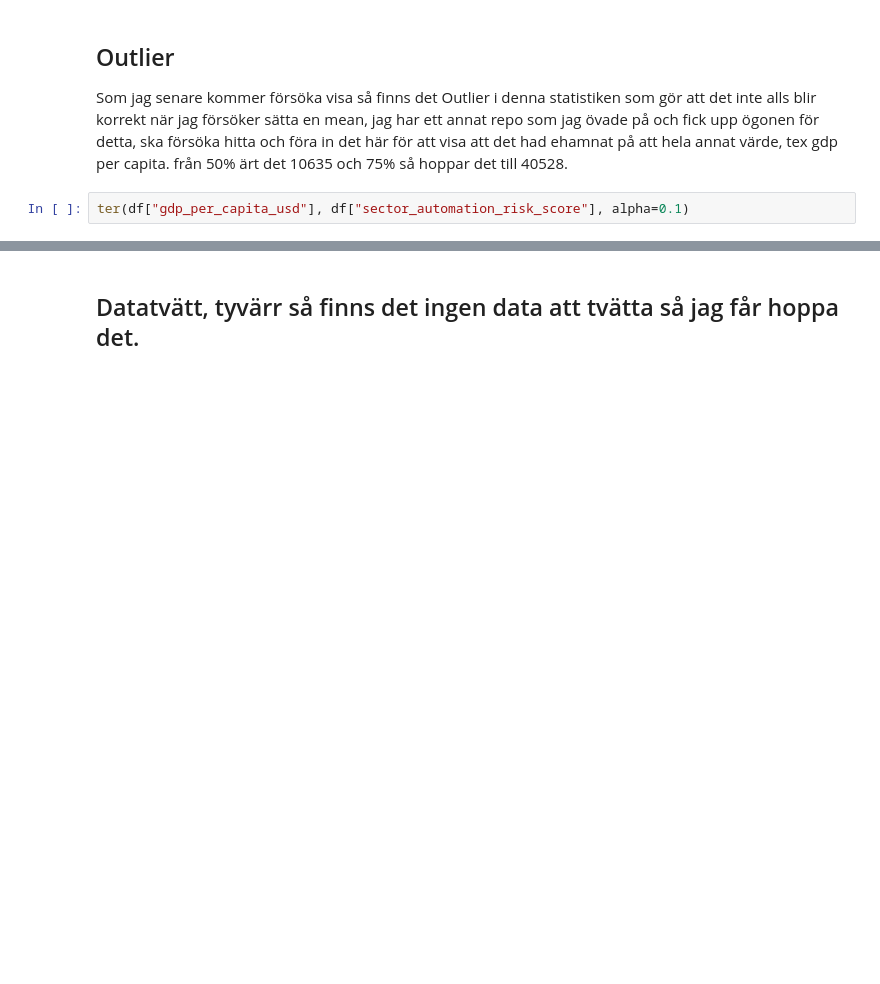
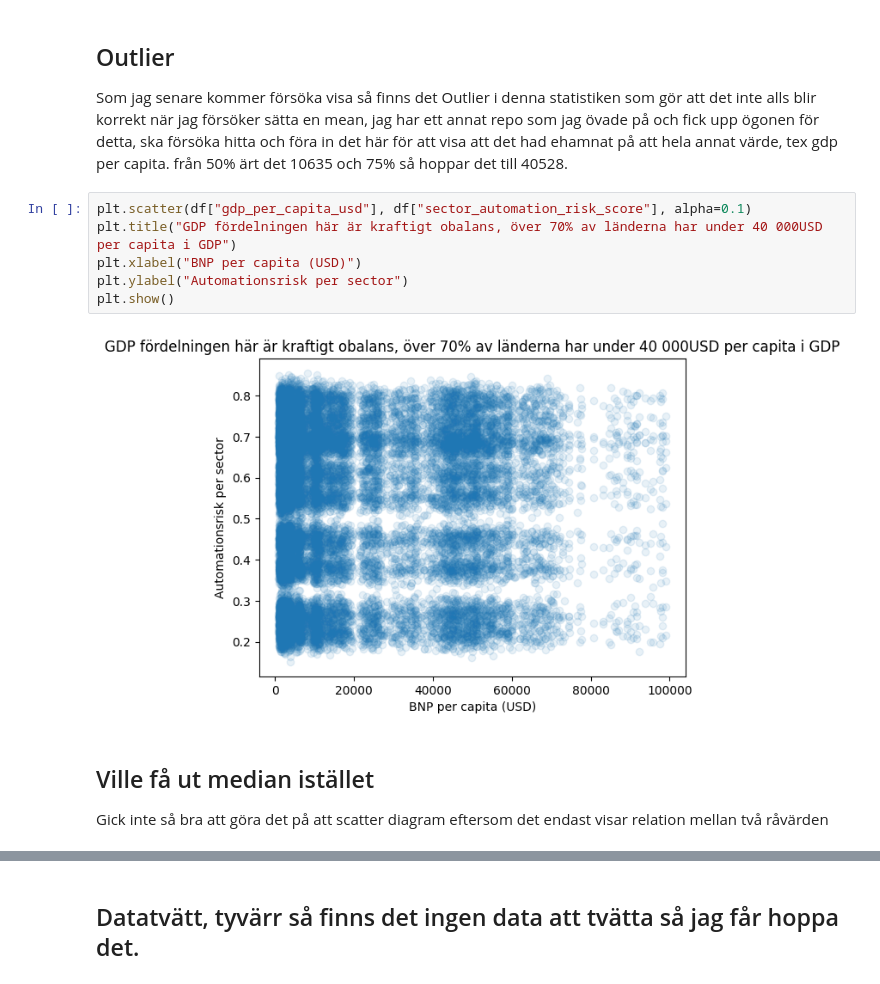
Before and after one commit to Jolle-Jay/kk1-python, a Jupyter notebook: notebook.ipynb, the cells around one changed output, grey strips where cells are left out. Cells and saved outputs as stored; diff of their text form; blank space fills up the shorter version.

```diff
--- a/notebook.ipynb
+++ b/notebook.ipynb
@@ -137,4 +137,13 @@ memory usage: 3.7 MB
 ## Outlier
 Som jag senare kommer försöka visa så finns det Outlier i denna statistiken som gör att det inte alls blir korrekt när jag försöker sätta en mean, jag har ett annat repo som jag övade på och fick upp ögonen för detta, ska försöka hitta och föra in det här för att visa att det had ehamnat på att hela annat värde, tex gdp per capita. från 50% ärt det 10635 och 75% så hoppar det till 40528.
 # %%
-ter(df["gdp_per_capita_usd"], df["sector_automation_risk_score"], alpha=0.1)
+plt.scatter(df["gdp_per_capita_usd"], df["sector_automation_risk_score"], alpha=0.1)
+plt.title("GDP fördelningen här är kraftigt obalans, över 70% av länderna har under 40 000USD per capita i GDP")
+plt.xlabel("BNP per capita (USD)")
+plt.ylabel("Automationsrisk per sector")
+plt.show()
+# %% [output]
+[figure, added]
+# %% [markdown]
+## Ville få ut median istället
+Gick inte så bra att göra det på att scatter diagram eftersom det endast visar relation mellan två råvärden
```
Also changed, not shown: parts of 4 cells of this notebook.
